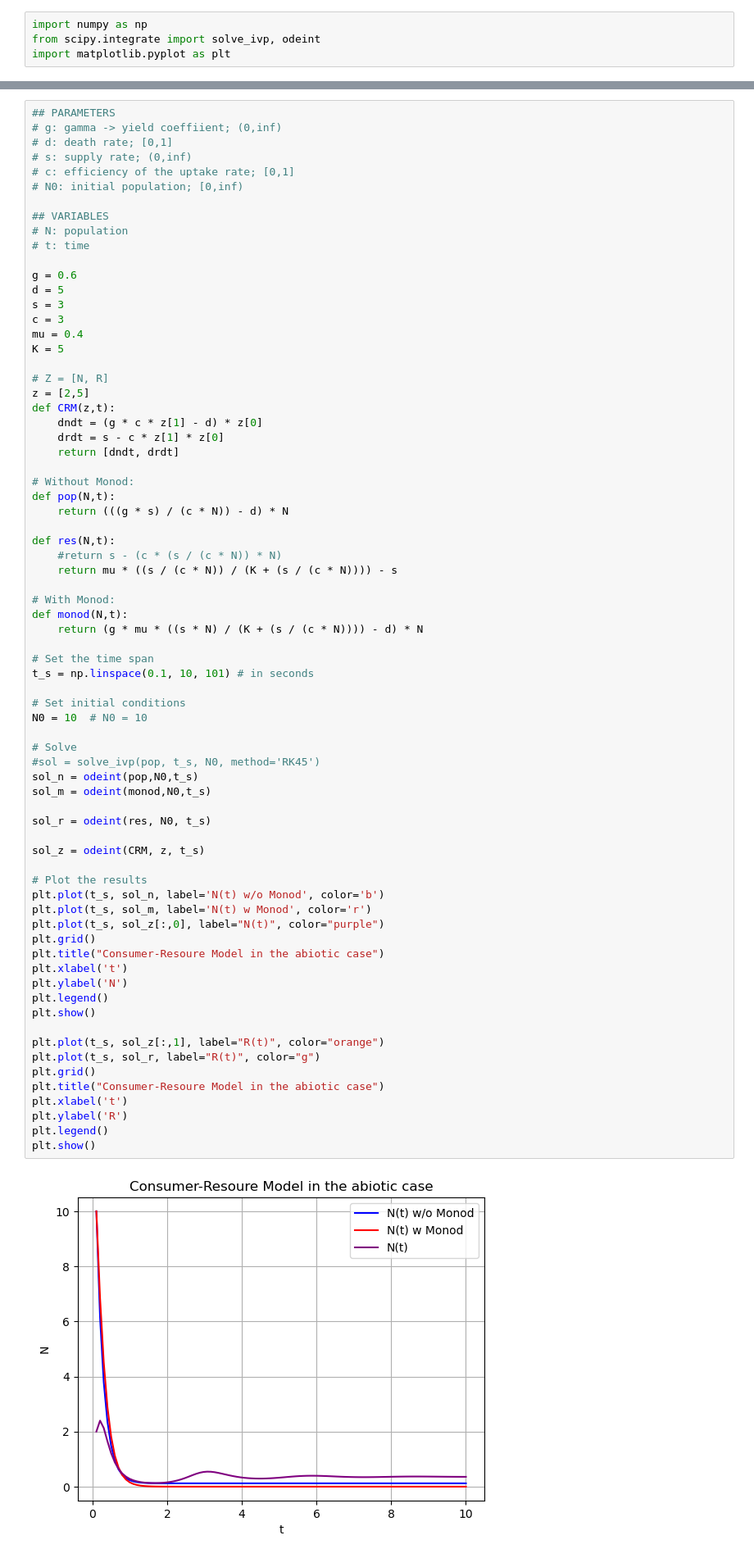
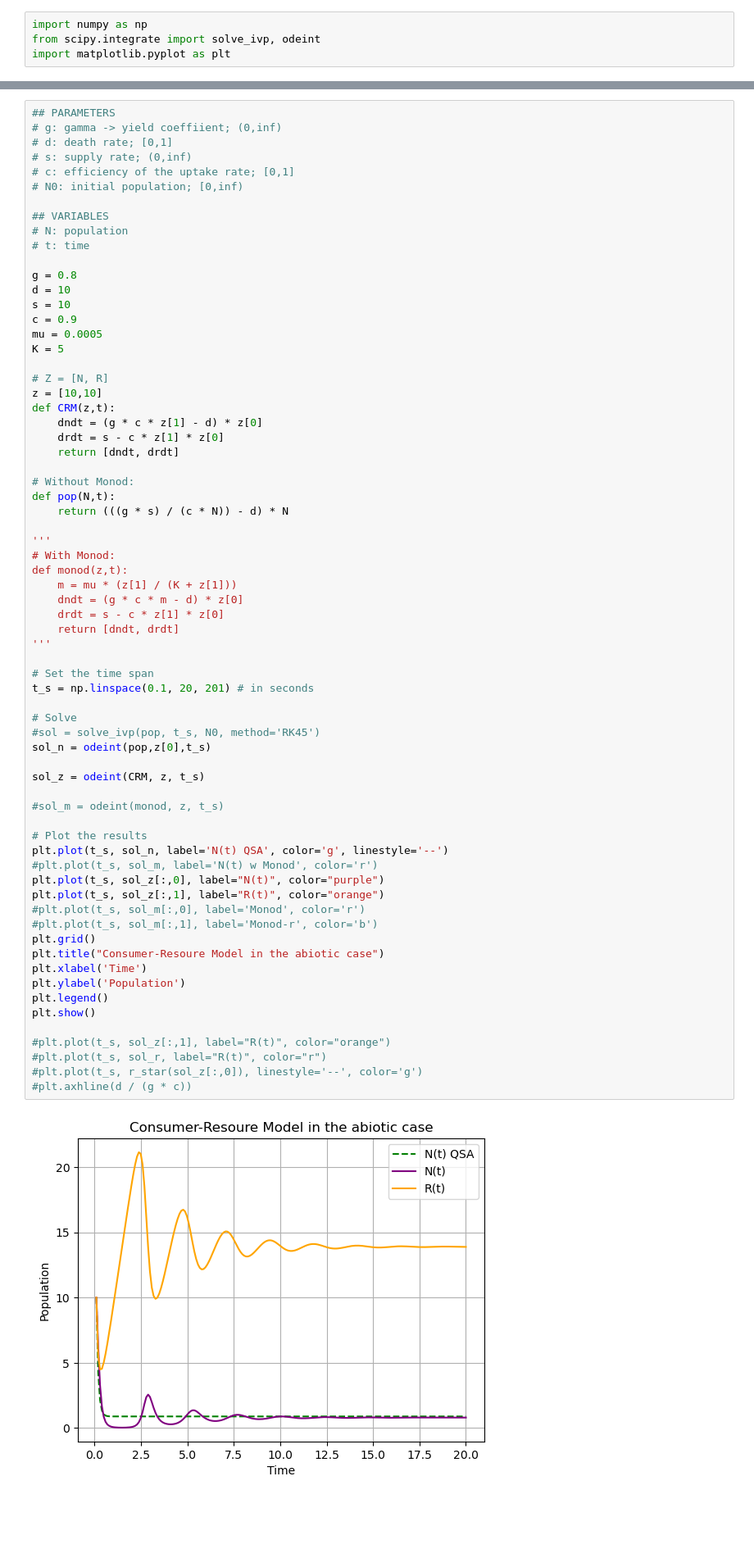
Before and after one commit to pietromalagoli/Physics-of-Living-Systems, a Jupyter notebook: homework1.ipynb, the cells around one changed output, grey strips where cells are left out. Shown at 82% size. Drawn from its saved outputs; the diff is of its cells as text; blank space fills up the shorter version.

```diff
--- a/homework1.ipynb
+++ b/homework1.ipynb
@@ -25,65 +20,61 @@ K = 10
 # N: population
 # t: time
 
-g = 0.6
-d = 5
-s = 3
-c = 3
-mu = 0.4
+g = 0.8
+d = 10
+s = 10
+c = 0.9
+mu = 0.0005
 K = 5
 
 # Z = [N, R]
-z = [2,5]
+z = [10,10]
 def CRM(z,t):
     dndt = (g * c * z[1] - d) * z[0]
     drdt = s - c * z[1] * z[0]
     return [dndt, drdt]
 
 # Without Monod:
 def pop(N,t):
     return (((g * s) / (c * N)) - d) * N
 
-def res(N,t):
-    #return s - (c * (s / (c * N)) * N)
-    return mu * ((s / (c * N)) / (K + (s / (c * N)))) - s
-
+'''
 # With Monod:
-def monod(N,t):
-    return (g * mu * ((s * N) / (K + (s / (c * N)))) - d) * N
+def monod(z,t):
+    m = mu * (z[1] / (K + z[1]))
+    dndt = (g * c * m - d) * z[0]
+    drdt = s - c * z[1] * z[0]
+    return [dndt, drdt]
+'''
 
 # Set the time span
-t_s = np.linspace(0.1, 10, 101) # in seconds
-
-# Set initial conditions
-N0 = 10  # N0 = 10
+t_s = np.linspace(0.1, 20, 201) # in seconds
 
 # Solve
 #sol = solve_ivp(pop, t_s, N0, method='RK45')
-sol_n = odeint(pop,N0,t_s)
-sol_m = odeint(monod,N0,t_s)
-
-sol_r = odeint(res, N0, t_s)
+sol_n = odeint(pop,z[0],t_s)
 
 sol_z = odeint(CRM, z, t_s)
 
+#sol_m = odeint(monod, z, t_s)
+
 # Plot the results
-plt.plot(t_s, sol_n, label='N(t) w/o Monod', color='b')
-plt.plot(t_s, sol_m, label='N(t) w Monod', color='r')
+plt.plot(t_s, sol_n, label='N(t) QSA', color='g', linestyle='--')
+#plt.plot(t_s, sol_m, label='N(t) w Monod', color='r')
 plt.plot(t_s, sol_z[:,0], label="N(t)", color="purple")
+plt.plot(t_s, sol_z[:,1], label="R(t)", color="orange")
+#plt.plot(t_s, sol_m[:,0], label='Monod', color='r')
+#plt.plot(t_s, sol_m[:,1], label='Monod-r', color='b')
 plt.grid()
 plt.title("Consumer-Resoure Model in the abiotic case")
-plt.xlabel('t')
-plt.ylabel('N')
+plt.xlabel('Time')
+plt.ylabel('Population')
 plt.legend()
 plt.show()
 
-plt.plot(t_s, sol_z[:,1], label="R(t)", color="orange")
-plt.plot(t_s, sol_r, label="R(t)", color="g")
-plt.grid()
-plt.title("Consumer-Resoure Model in the abiotic case")
-plt.xlabel('t')
-plt.ylabel('R')
-plt.legend()
-plt.show()
+#plt.plot(t_s, sol_z[:,1], label="R(t)", color="orange")
+#plt.plot(t_s, sol_r, label="R(t)", color="r")
+#plt.plot(t_s, r_star(sol_z[:,0]), linestyle='--', color='g')
+#plt.axhline(d / (g * c))
 # %% [output]
-[figure, old version]
+[figure, new version]
```
Also changed, not shown: parts of 3 cells of this notebook.
